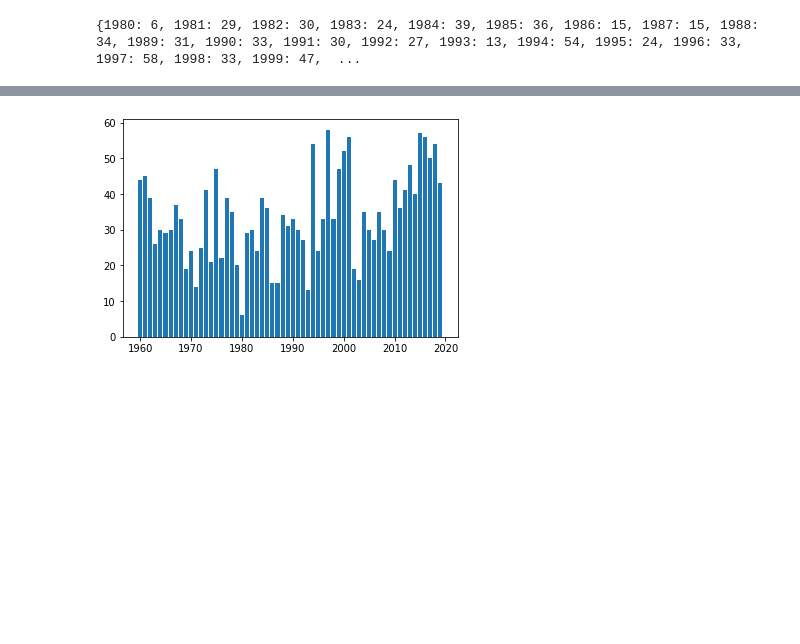
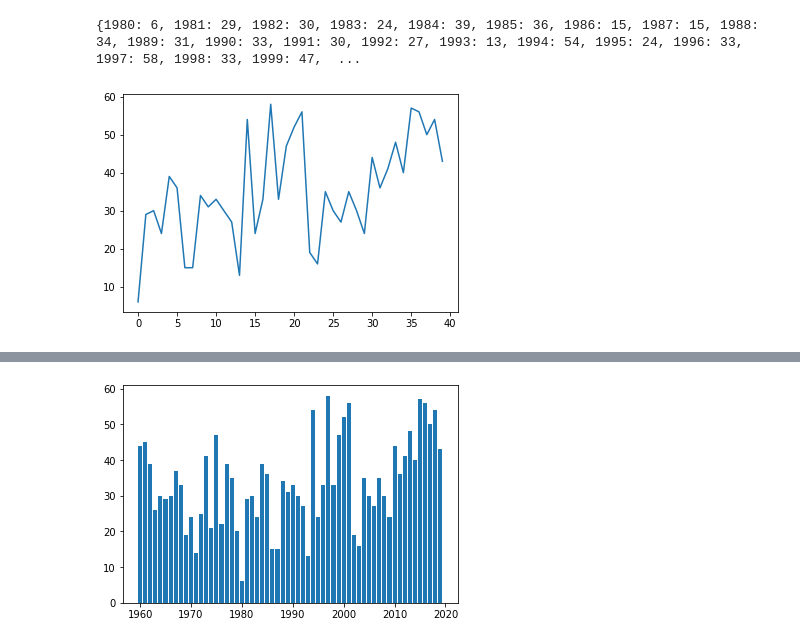
Before and after one commit to greatsong/2020_public_data_analysis, a Jupyter notebook: 우리나라는 점점 여름과 겨울이 길어지고 있을까.ipynb, the cells around one changed output, grey strips where cells are left out. Cells and saved outputs as stored; diff of their text form; code cells hidden in the pictures; blank space fills up the shorter version.

```diff
--- a/우리나라는 점점 여름과 겨울이 길어지고 있을까.ipynb
+++ b/우리나라는 점점 여름과 겨울이 길어지고 있을까.ipynb
@@ -85,6 +85,12 @@ for row in data :
 print(result)
 # %% [output]
 {1980: 6, 1981: 29, 1982: 30, 1983: 24, 1984: 39, 1985: 36, 1986: 15, 1987: 15, 1988: 34, 1989: 31, 1990: 33, 1991: 30, 1992: 27, 1993: 13, 1994: 54, 1995: 24, 1996: 33, 1997: 58, 1998: 33, 1999: 47,  ...
+# %%
+import matplotlib.pyplot as plt
+plt.plot(list(result.values()))
+plt.show()
+# %% [output]
+[figure, added]
 # %%
 import matplotlib.pyplot as plt
 plt.bar(result.keys(), result.values())
```
Also changed, not shown: parts of 16 cells of this notebook.
